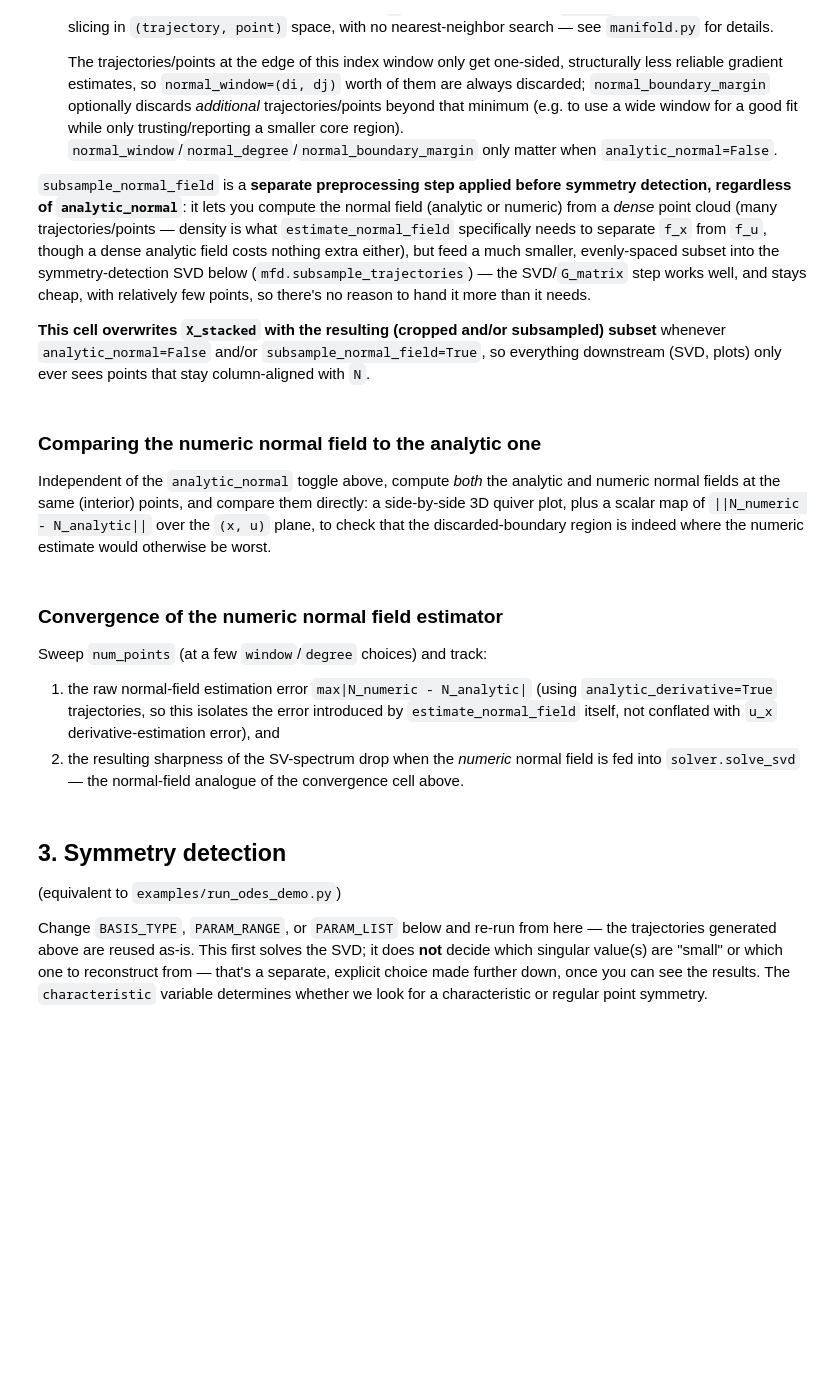
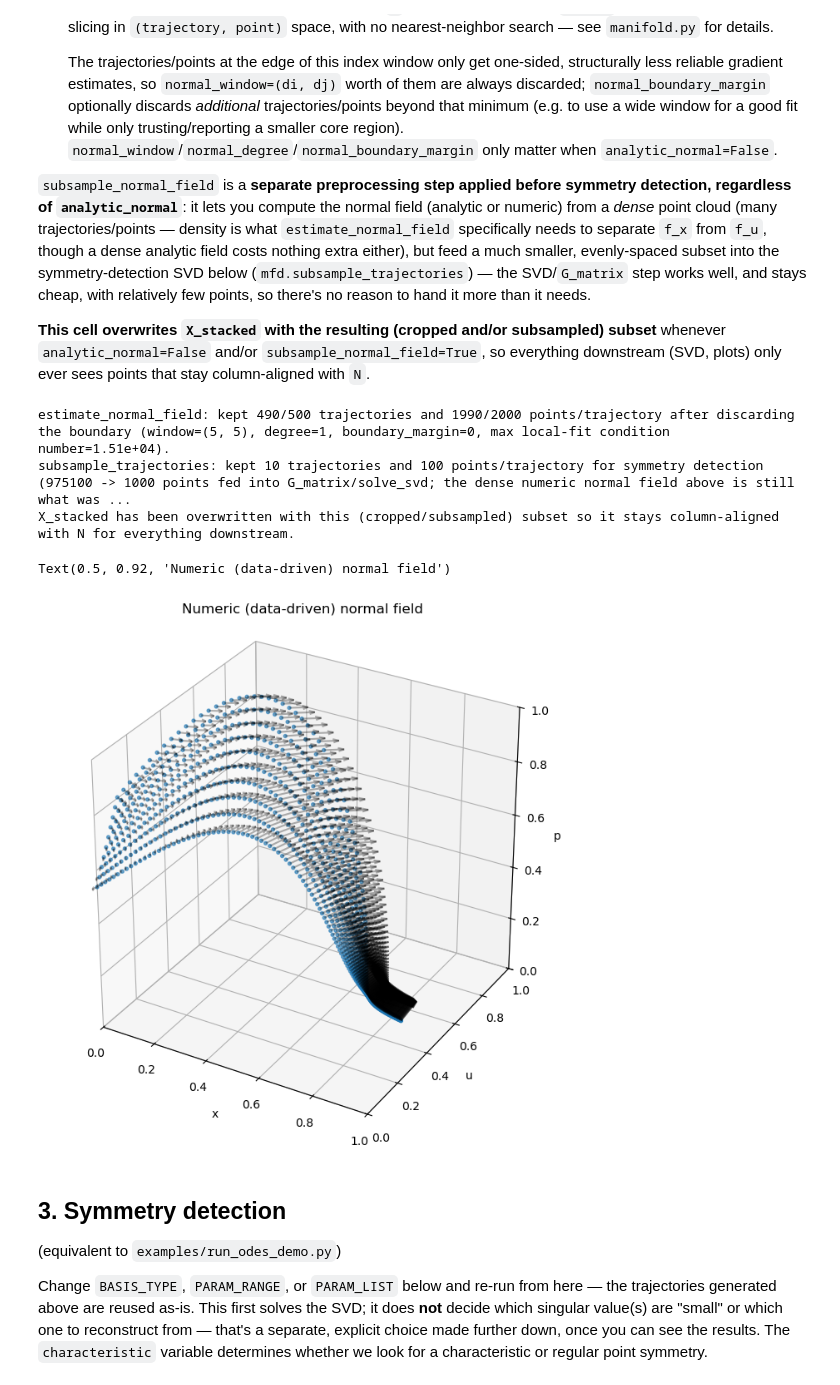
Before and after one commit to rros22/symmetry-detection, a Jupyter notebook: notebooks/ode_symmetry_explorer.ipynb, the cells around one changed output. Saved outputs shown, nothing was run; the diff lists cells and outputs as text; code cells hidden in the pictures; blank space fills up the shorter version.

```diff
--- a/notebooks/ode_symmetry_explorer.ipynb
+++ b/notebooks/ode_symmetry_explorer.ipynb
@@ -304,6 +178,12 @@ whenever `analytic_normal=False` and/or `subsample_normal_field=True`, so everyt
 # shape regardless of analytic_normal, so that subsampling below is a single
 # preprocessing step shared by both the analytic and numeric normal fields,
 # not something only the numeric path gets.
+analytic_normal = False
+normal_window = (5, 5)
+normal_degree = 1
+normal_boundary_margin = 0  # extra trajectories/points to discard beyond window/di,dj
+
+
 if analytic_normal:
     X_dense = X
     N_dense = gtr.NORMALS[ode_args.ode](X[:, 0, :], X[:, 1, :])
@@ -328,37 +208,36 @@ else:
 if subsample_normal_field:
     n_before = X_dense.shape[0] * X_dense.shape[2]
     X_dense, N_dense = mfd.subsample_trajectories(
         X_dense, N_dense, num_traj=subsample_num_traj, num_points=subsample_num_points,
     )
     n_after = X_dense.shape[0] * X_dense.shape[2]
     print(
         f"subsample_trajectories: kept {X_dense.shape[0]} trajectories and "
         f"{X_dense.shape[2]} points/trajectory for symmetry detection "
         f"({n_before} -> {n_after} points fed into G_matrix/solve_svd; the "
         f"{'analytic' if analytic_normal else 'dense numeric'} normal field above is "
         f"still what was computed before subsampling)."
     )
 
 X_stacked = gtr.concatenate_trajectories(X_dense)
 N = N_dense.reshape(3, -1)
 if not analytic_normal or subsample_normal_field:
     print(
         "X_stacked has been overwritten with this (cropped/subsampled) subset so it "
         "stays column-aligned with N for everything downstream."
     )
 
 # Try norlmalising N
 # N = N / np.linalg.norm(N, axis=0)
 
 fig_normal = plt.figure(figsize=(8,8))
 ax_normal = fig_normal.add_subplot(projection='3d')
 
 plot.scaled_3D_quiver(X_stacked, N, mode="normal", ax=ax_normal)
 ax_normal.set_title("Analytic normal field" if analytic_normal else "Numeric (data-driven) normal field")
+# %% [output]
+estimate_normal_field: kept 490/500 trajectories and 1990/2000 points/trajectory after discarding the boundary (window=(5, 5), degree=1, boundary_margin=0, max local-fit condition number=1.51e+04).
+subsample_trajectories: kept 10 trajectories and 100 points/trajectory for symmetry detection (975100 -> 1000 points fed into G_matrix/solve_svd; the dense numeric normal field above is still what was ...
+X_stacked has been overwritten with this (cropped/subsampled) subset so it stays column-aligned with N for everything downstream.
+Text(0.5, 0.92, 'Numeric (data-driven) normal field')
+[figure, added]
-# %% [markdown]
-### Comparing the numeric normal field to the analytic one
-
-Independent of the `analytic_normal` toggle above, compute *both* the analytic and numeric normal
-fields at the same (interior) points, and compare them directly: a side-by-side 3D quiver plot,
-plus a scalar map of `||N_numeric - N_analytic||` over the `(x, u)` plane, to check that the
-discarded-boundary region is indeed where the numeric estimate would otherwise be worst.
@@ -400,10 +243,0 @@ cmp_fig.tight_layout()
-# %% [markdown]
-### Convergence of the numeric normal field estimator
-
-Sweep `num_points` (at a few `window`/`degree` choices) and track:
-
-1. the raw normal-field estimation error `max|N_numeric - N_analytic|` (using
-   `analytic_derivative=True` trajectories, so this isolates the error introduced by
-   `estimate_normal_field` itself, not conflated with `u_x` derivative-estimation error), and
-2. the resulting sharpness of the SV-spectrum drop when the *numeric* normal field is fed into
-   `solver.solve_svd` — the normal-field analogue of the convergence cell above.
```
Also changed, not shown: parts of 12 cells of this notebook, 4 other files.
